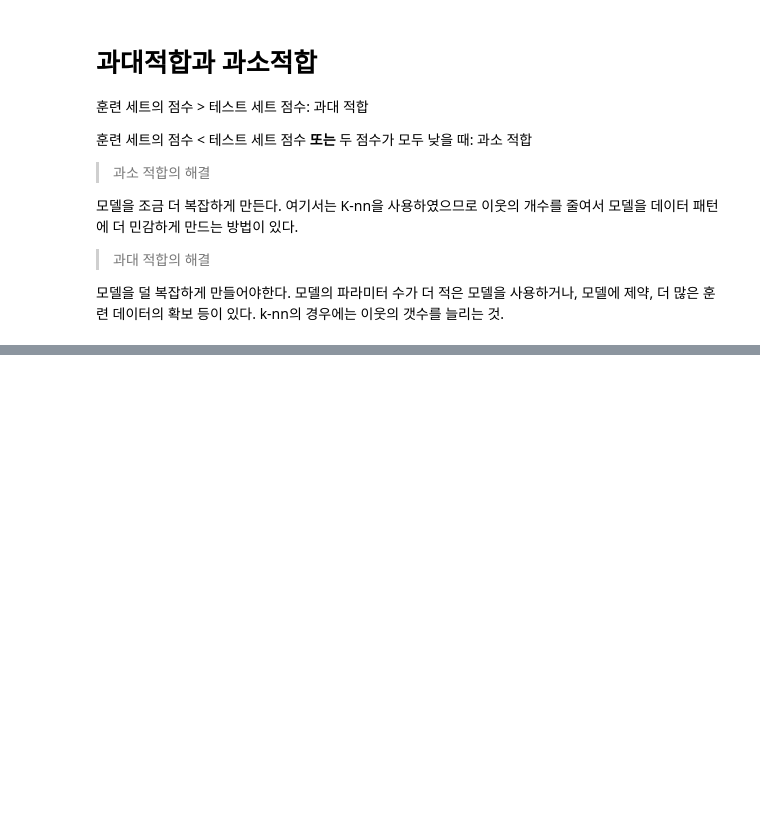
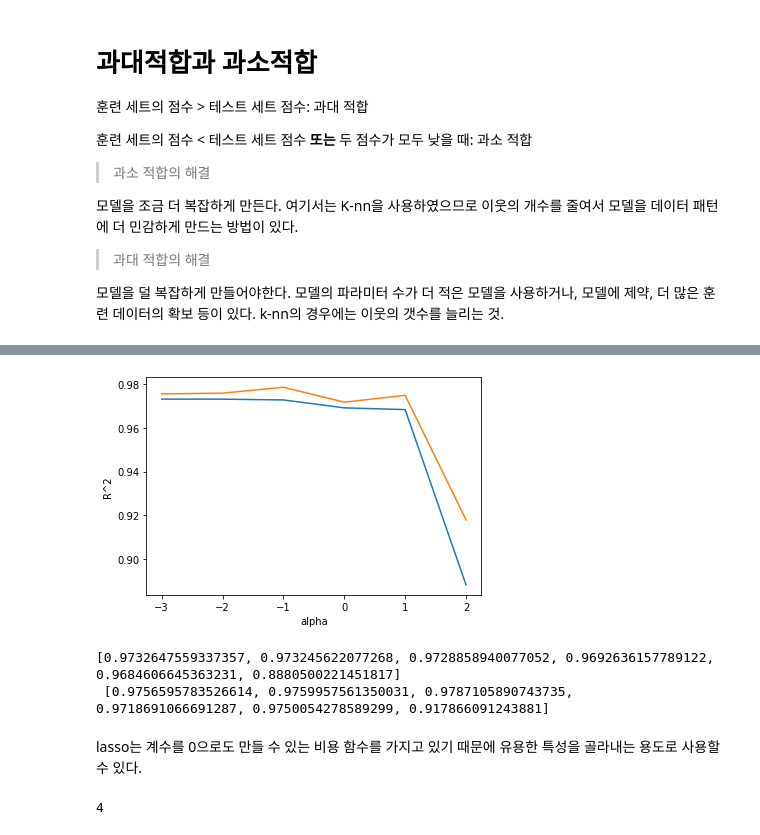
Before and after one commit to Kang-Inprogress/-ML, a Jupyter notebook: 혼공ML_3챕터.ipynb, the cells around one changed output, grey strips where cells are left out. Saved outputs shown, nothing was run; the diff lists cells and outputs as text; code cells hidden in the pictures; blank space fills up the shorter version.

```diff
--- a/혼공ML_3챕터.ipynb
+++ b/혼공ML_3챕터.ipynb
@@ -79,0 +246,29 @@ print(mae)
+# %%
+import matplotlib.pyplot as plt
+train_score = []
+test_score = []
+
+alpha_list = [0.001, 0.01, 0.1, 1, 10, 100]
+for alpha in alpha_list:
+  lasso = Lasso(alpha=alpha)
+  lasso.fit(train_scaled, train_target)
+  train_score.append(lasso.score(train_scaled, train_target))
+  test_score.append(lasso.score(test_scaled, test_target))
+
+plt.plot(np.log10(alpha_list), train_score)
+plt.plot(np.log10(alpha_list), test_score)
+plt.xlabel('alpha')
+plt.ylabel('R^2')
+plt.show()
+
+print(train_score, "\n", test_score)
+# %% [output]
+[figure, added]
+[0.9732647559337357, 0.973245622077268, 0.9728858940077052, 0.9692636157789122, 0.9684606645363231, 0.8880500221451817]
+ [0.9756595783526614, 0.9759957561350031, 0.9787105890743735, 0.9718691066691287, 0.9750054278589299, 0.917866091243881]
+# %% [markdown]
+lasso는 계수를 0으로도 만들 수 있는 비용 함수를 가지고 있기 때문에 유용한 특성을 골라내는 용도로 사용할 수 있다.
+# %%
+print(np.sum(lasso.coef_ == 0)) # 계수가 0이된 특성의 개수
+# %% [output]
+4
```
Also changed, not shown: parts of 22 cells of this notebook.
